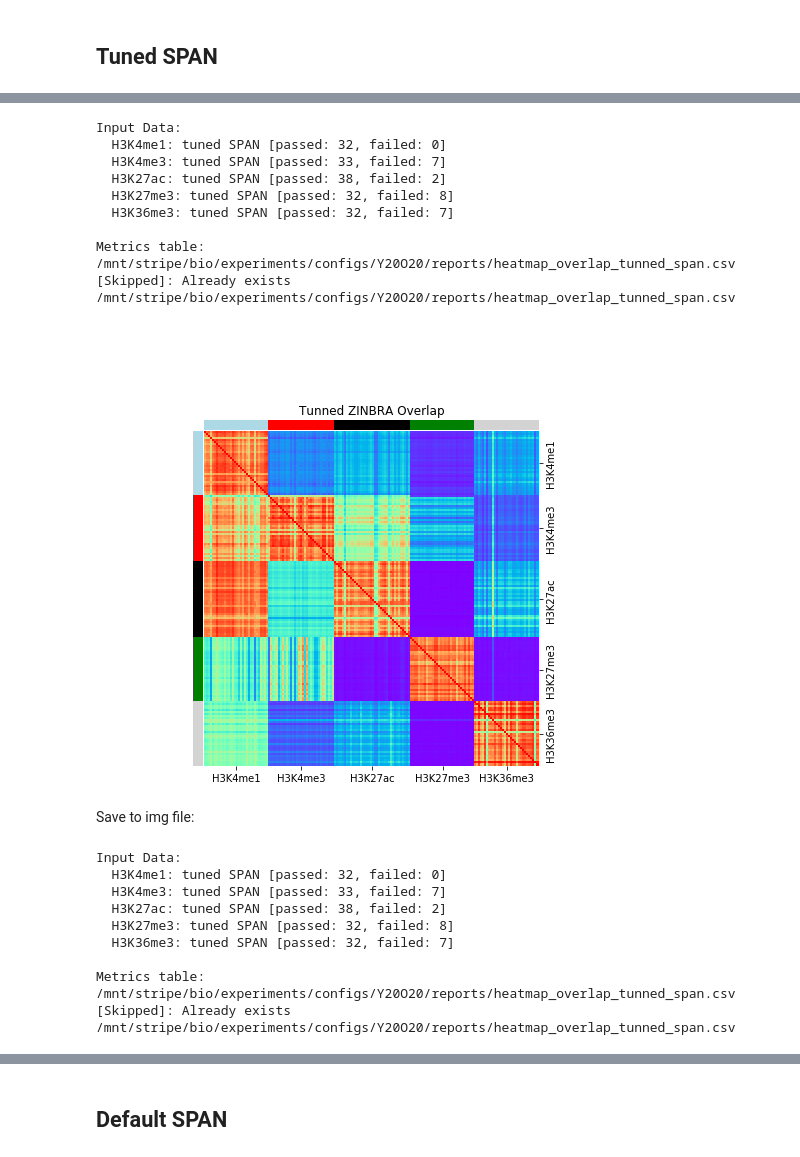
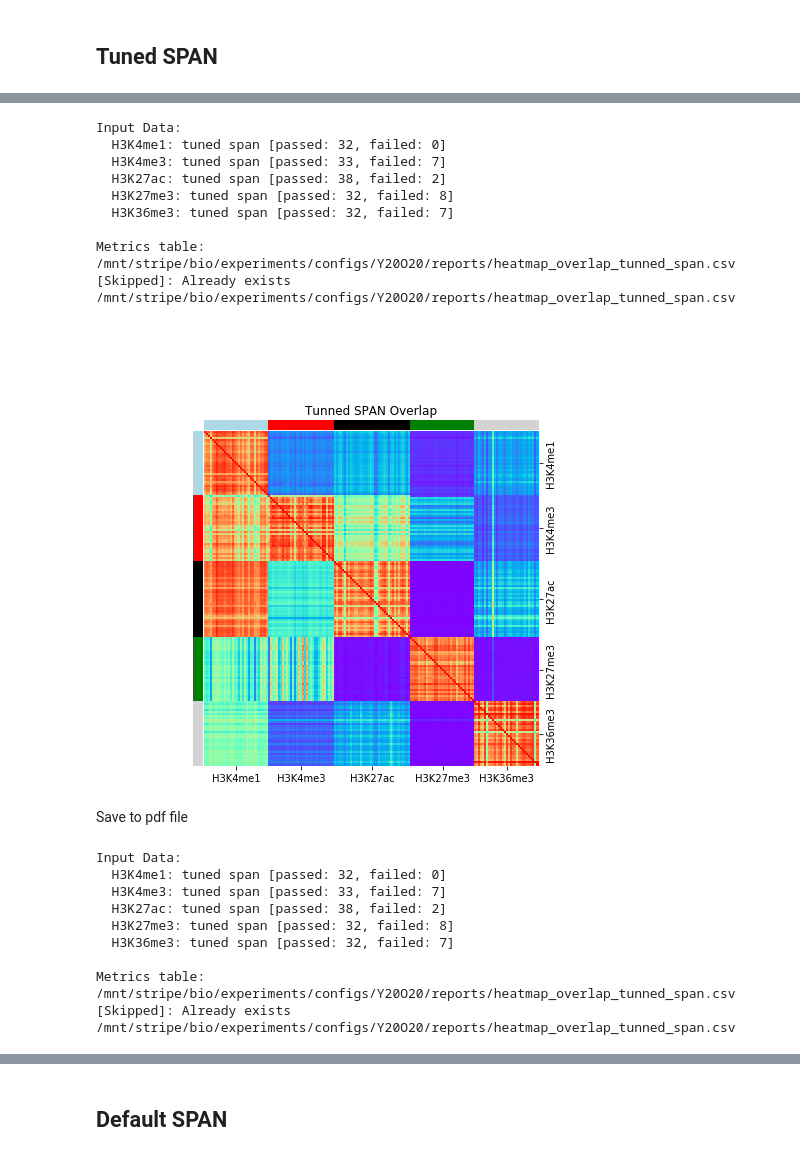
Before and after one commit to JetBrains-Research/washu, a Jupyter notebook: downstream/notebooks/Figure6 peaks_overlap_heatmaps.ipynb, the cells around one changed output, grey strips where cells are left out. Cells and saved outputs as stored; diff of their text form; code cells hidden in the pictures.

```diff
--- a/downstream/notebooks/Figure6 peaks_overlap_heatmaps.ipynb
+++ b/downstream/notebooks/Figure6 peaks_overlap_heatmaps.ipynb
@@ -80,7 +80,7 @@ def color_annotator_hist(label):
 
     return (("Histone", color),)
 
-def build_donros_heatmap(donors_df, tools_config, title, metric_df_path, *,
+def build_donors_heatmap(donors_df, tools_config, title, metric_df_path, *,
                          tuned = True, overlap_metric = True, hide_failed_tracks = False,
                          row_cluster=False, plot_path = None, threads = 4):
     procedure = "tuned" if tuned else "default"
@@ -99,6 +99,7 @@ def build_donros_heatmap(donors_df, tools_config, title, metric_df_path, *,
         df_masked = donors_df[mask]
         idx2donor = list(zip(df_masked.index, df_masked.donor))
         idx2donor.sort(key=lambda v: (v[1][0:2], int(v[1][2:])))
+
         sorted_indexes = list(zip(*idx2donor))[0]
         df_masked = df_masked.loc[list(sorted_indexes),:]
 
@@ -206,30 +207,30 @@ Metrics table:
 # %%
-build_donros_heatmap(
+build_donors_heatmap(
     donors_df,
-    OrderedDict(zip(['H3K4me1', 'H3K4me3', 'H3K27ac', 'H3K27me3', 'H3K36me3'], repeat("SPAN"))),
+    OrderedDict(zip(['H3K4me1', 'H3K4me3', 'H3K27ac', 'H3K27me3', 'H3K36me3'], repeat("span"))),
     "Tunned SPAN Overlap",
     "/mnt/stripe/bio/experiments/configs/Y20O20/reports/heatmap_overlap_tunned_span.csv",
     tuned = True, overlap_metric = True,
     threads=N_THREADS, hide_failed_tracks=True
 )
 # %% [output]
 Input Data:
-  H3K4me1: tuned SPAN [passed: 32, failed: 0]
-  H3K4me3: tuned SPAN [passed: 33, failed: 7]
-  H3K27ac: tuned SPAN [passed: 38, failed: 2]
-  H3K27me3: tuned SPAN [passed: 32, failed: 8]
-  H3K36me3: tuned SPAN [passed: 32, failed: 7]
+  H3K4me1: tuned span [passed: 32, failed: 0]
+  H3K4me3: tuned span [passed: 33, failed: 7]
+  H3K27ac: tuned span [passed: 38, failed: 2]
+  H3K27me3: tuned span [passed: 32, failed: 8]
+  H3K36me3: tuned span [passed: 32, failed: 7]
 
 Metrics table:
 /mnt/stripe/bio/experiments/configs/Y20O20/reports/heatmap_overlap_tunned_span.csv
 [Skipped]: Already exists /mnt/stripe/bio/experiments/configs/Y20O20/reports/heatmap_overlap_tunned_span.csv
-[figure, old version]
+[figure, new version]
 # %% [markdown]
-Save to img file:
+Save to pdf file
 # %%
-build_donros_heatmap(
+build_donors_heatmap(
     donors_df,
-    OrderedDict(zip(['H3K4me1', 'H3K4me3', 'H3K27ac', 'H3K27me3', 'H3K36me3'], repeat("SPAN"))),
+    OrderedDict(zip(['H3K4me1', 'H3K4me3', 'H3K27ac', 'H3K27me3', 'H3K36me3'], repeat("span"))),
     "Tunned SPAN Overlap",
     "/mnt/stripe/bio/experiments/configs/Y20O20/reports/heatmap_overlap_tunned_span.csv",
     plot_path="/mnt/stripe/bio/experiments/configs/Y20O20/reports/heatmap_overlap_tunned_span.pdf",
@@ -238,11 +239,11 @@ build_donros_heatmap(
 )
 # %% [output]
 Input Data:
-  H3K4me1: tuned SPAN [passed: 32, failed: 0]
-  H3K4me3: tuned SPAN [passed: 33, failed: 7]
-  H3K27ac: tuned SPAN [passed: 38, failed: 2]
-  H3K27me3: tuned SPAN [passed: 32, failed: 8]
-  H3K36me3: tuned SPAN [passed: 32, failed: 7]
+  H3K4me1: tuned span [passed: 32, failed: 0]
+  H3K4me3: tuned span [passed: 33, failed: 7]
+  H3K27ac: tuned span [passed: 38, failed: 2]
+  H3K27me3: tuned span [passed: 32, failed: 8]
+  H3K36me3: tuned span [passed: 32, failed: 7]
 
 Metrics table:
 /mnt/stripe/bio/experiments/configs/Y20O20/reports/heatmap_overlap_tunned_span.csv
```
Also changed, not shown: parts of 11 cells of this notebook, 10 other files.
